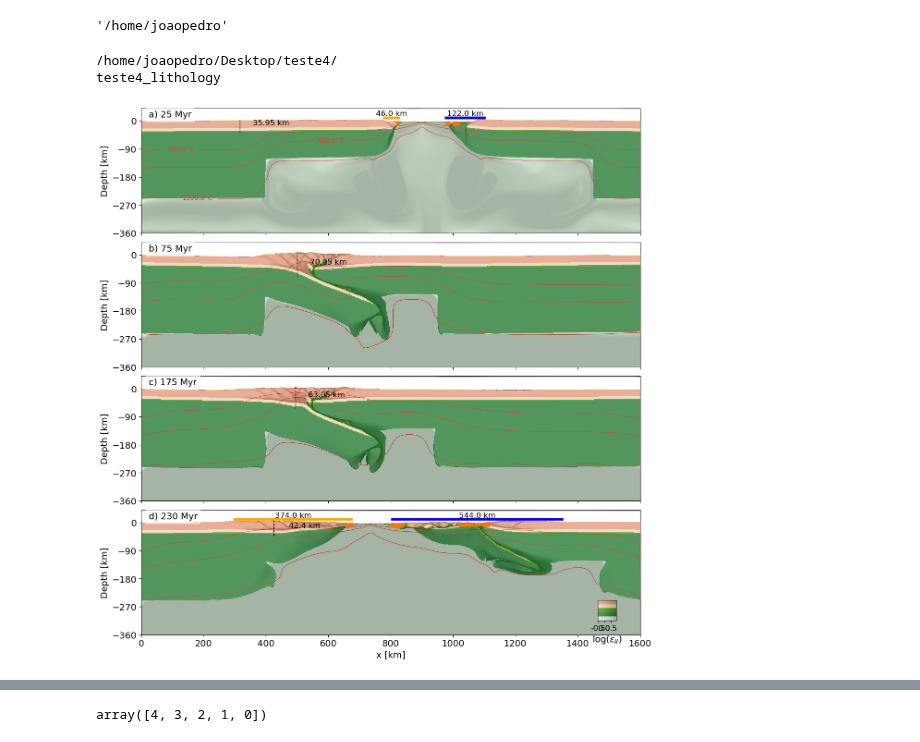
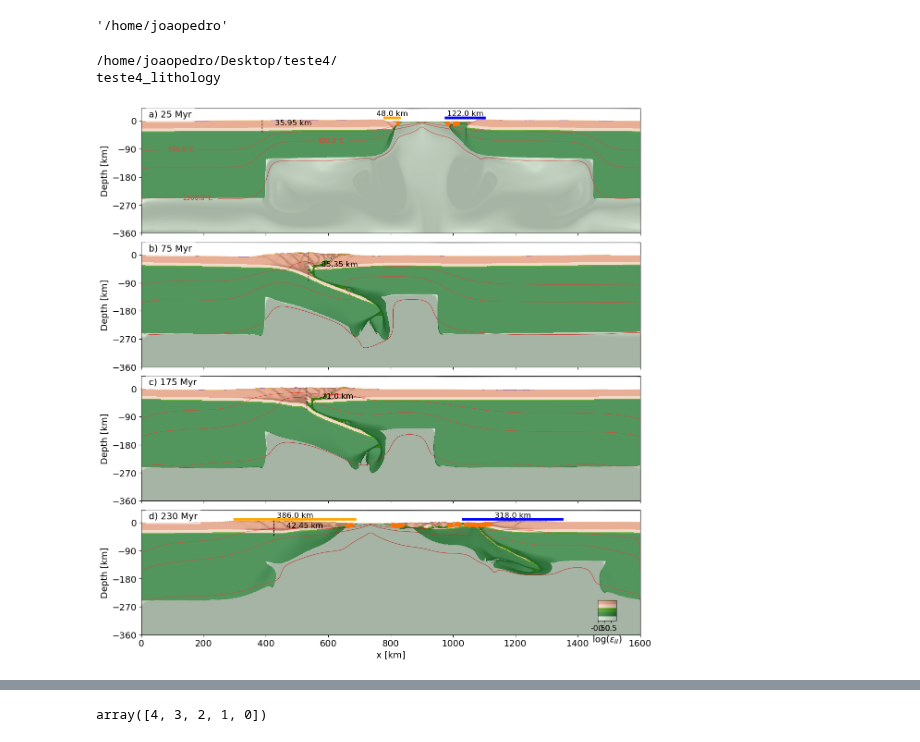
Before and after one commit to jopmas/double_keel_article, a Jupyter notebook: Geometries.ipynb, the cells around one changed output, grey strips where cells are left out. Saved outputs shown, nothing was run; the diff lists cells and outputs as text; code cells hidden in the pictures.

```diff
--- a/Geometries.ipynb
+++ b/Geometries.ipynb
@@ -1097,7 +1116,7 @@ for instant, ax in zip(instants, axs):
         else: #orogeny instants
             rho_lower_crust = 2900.0
             x_begin = 200.0
-            x_end = 500.0
+            x_end = 800.0
             calc_margin_width = False
 
         x_pos, topo_max_thickness, local_crustal_thickness, lc_base, topography, total_crustal_thickness = measure_crustal_thickness(fpath, step, Nx, Nz, Lx, Lz, x_begin, x_end, rho_lower_crust=rho_lower_crust)
@@ -1164,34 +1183,34 @@ for ax, letter, instant in zip(axs, letters, instants):
         ax.tick_params(axis='both', labelsize=fsize)
         axs[-1].tick_params(axis='both', labelsize=fsize)
         ax.set_yticks(np.linspace(ylims[0], 0, 5))
     else:
         ax.set_ylabel('Topogarphy [km]', fontsize=fsize)
         ax.tick_params(axis='both', labelsize=fsize)
         axs[-1].tick_params(axis='both', labelsize=fsize)
         ax.set_yticks(np.linspace(ylims[0], ylims[1], 7))
         ax.grid('-k', alpha = 0.7)
 
 axs[0].set_xlim(xlims)
 axs[0].set_ylim(ylims)
 # axs[0].set_ylim([-40,40])
 ##############################################################################################################
 #Saving figure
 
 figname = scenario.split('/')[-2] + '_'+prop
 print(figname)
 
 #This will save inside the notebook directory
 #fig.savefig(figname+'.pdf', dpi=400)
 #fig.savefig(figname+'.png', dpi=400)
 
 #This will save inside the experiment directory
 #fig.savefig(fpath+figname+'.pdf', dpi=400)
 fig.savefig(fpath+figname+'.png', dpi=400)
 #fig.savefig(fpath+figname+'.jpeg', dpi=400)
 # %% [output]
 /home/joaopedro/Desktop/teste4/
 teste4_lithology
-[figure, old version]
+[figure, new version]
 # %%
 idx = find_nearest(times, 230)
 step = steps[idx]
```
Also changed, not shown: parts of 3 cells of this notebook.
